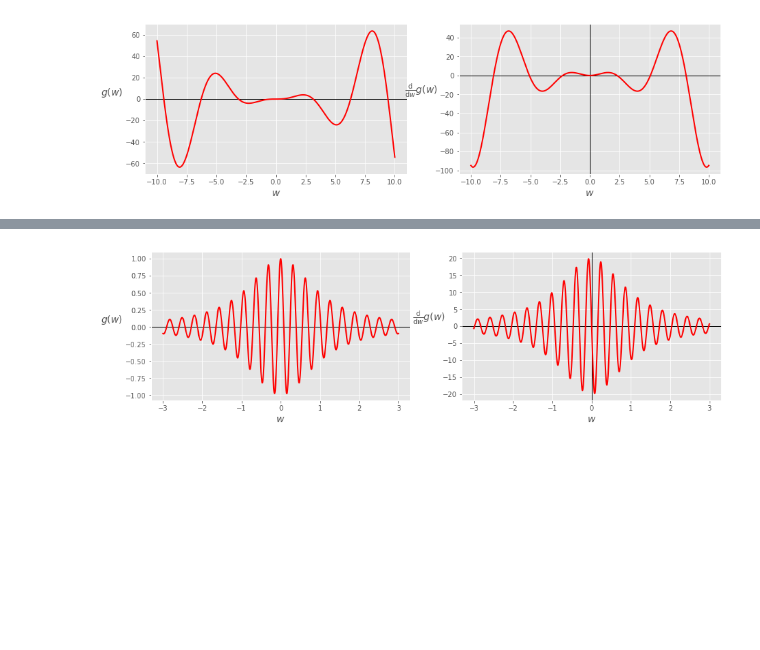
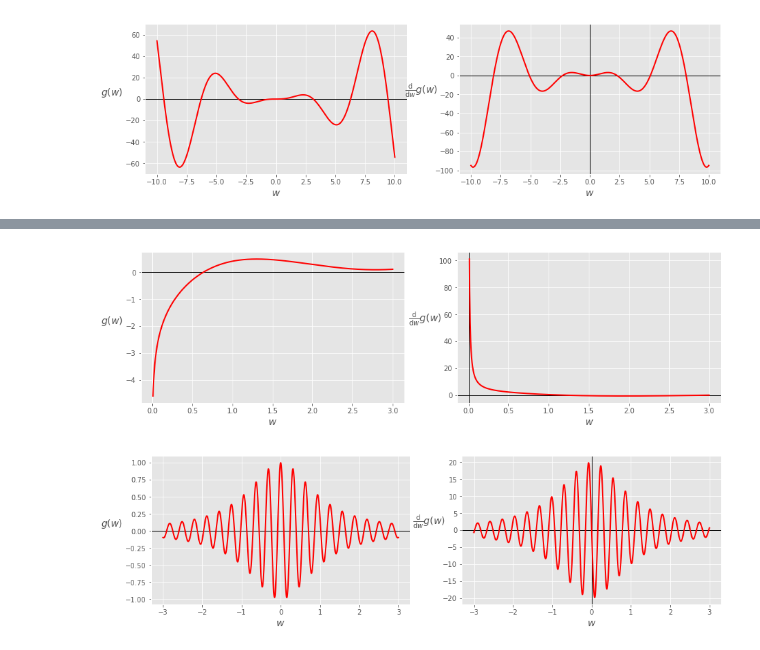
Before and after one commit to Jennibaby/mlrefined, a Jupyter notebook: blog_posts/Vital_Elements_of_Calculus/Part_4_AD_forward_method.ipynb, the cells around one changed output, grey strips where cells are left out. Cells and saved outputs as stored; diff of their text form; code cells hidden in the pictures; blank space fills up the shorter version.

```diff
--- a/blog_posts/Vital_Elements_of_Calculus/Part_4_AD_forward_method.ipynb
+++ b/blog_posts/Vital_Elements_of_Calculus/Part_4_AD_forward_method.ipynb
@@ -582,3 +620,12 @@ which we can write as [[2]](#endnotes)
+# %%
+# create instance of our function to differentiate - notice this uses our homemade sine function not numpy's
+g = lambda w: tanh(w)*cos(w) + log(w)
+w = np.linspace(0.01,3,1000)
+
+# use the custom plotting function above to plot over a large range of inputs
+calclib.plotter.ad_derval_plot(MyTuple,g,w=w)
+# %% [output]
+[figure, added]
 # %%
 # create instance of our function to differentiate - notice this uses our homemade sine function not numpy's
 g = lambda w: cos(20*w)*(w**2 + 1)**(-1)
```
Also changed, not shown: parts of 10 cells of this notebook.
